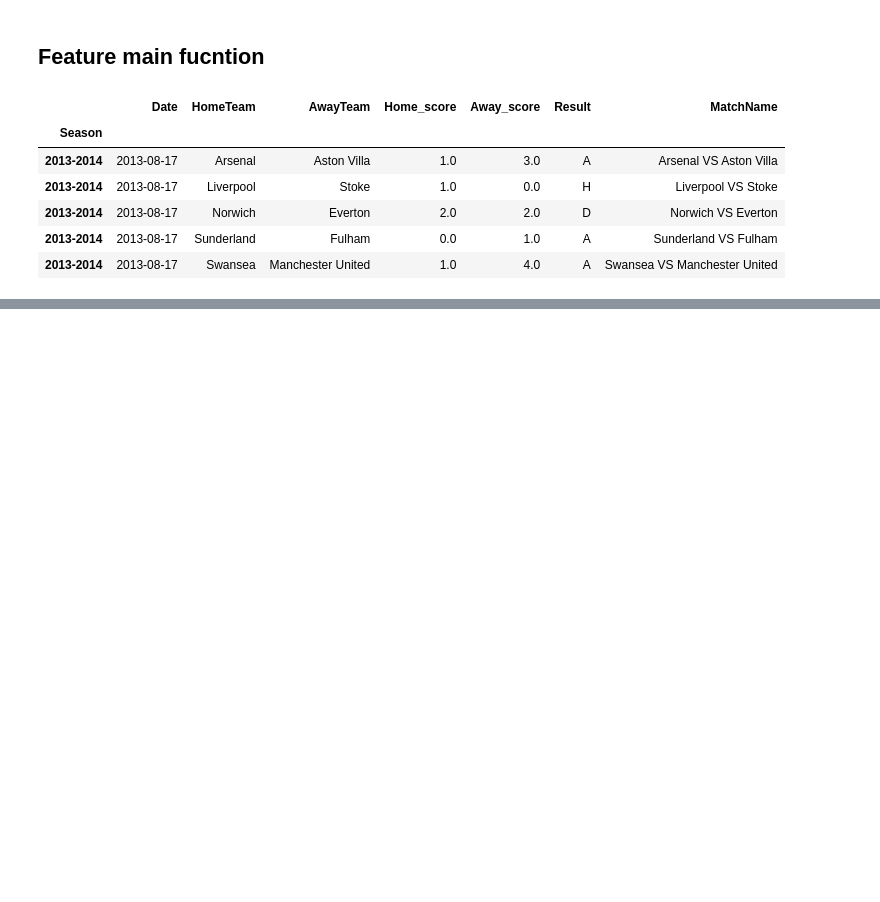
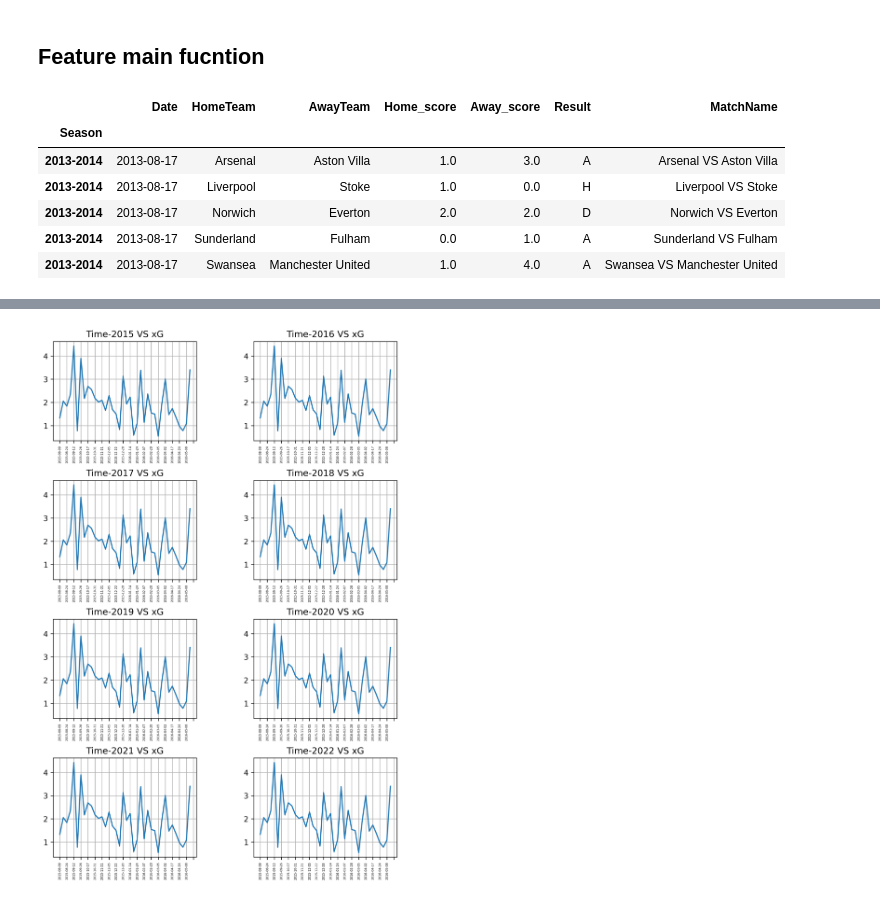
Before and after one commit to mruiyangyou/Predict-Football-Matches-With-xG, a Jupyter notebook: src/python/xG_prediction.ipynb, the cells around one changed output, grey strips where cells are left out. Drawn from its saved outputs; the diff is of its cells as text; code cells hidden in the pictures; blank space fills up the shorter version.

```diff
--- a/src/python/xG_prediction.ipynb
+++ b/src/python/xG_prediction.ipynb
@@ -198,0 +532,18 @@ xg_stats.loc[xg_stats['id'] == 18360]
+# %%
+fig, axes = plt.subplots(4,2,figsize=(8,12), dpi = 300)
+plt.subplots_adjust(left=0.1,
+                    bottom=0.1,
+                    right=0.9,
+                    top=0.9,
+                    wspace=0.4,
+                    hspace=0.4)
+for year, ax in zip(range(2015,2023), axes.ravel()):
+    data = time_arsenal.loc[time_arsenal['Season'] == str(year)]
+    ax.plot('datetime','team_xG', data = d)
+    ax.xaxis.set_major_locator(mdates.DayLocator(interval = 2))
+    ax.set_title(f'Time-{year} VS xG')
+    ax.grid(True)
+    for label in ax.get_xticklabels():
+        label.set(rotation = 90, fontsize =4)
+# %% [output]
+[figure, added]
```
Also changed, not shown: parts of 50 cells of this notebook.
